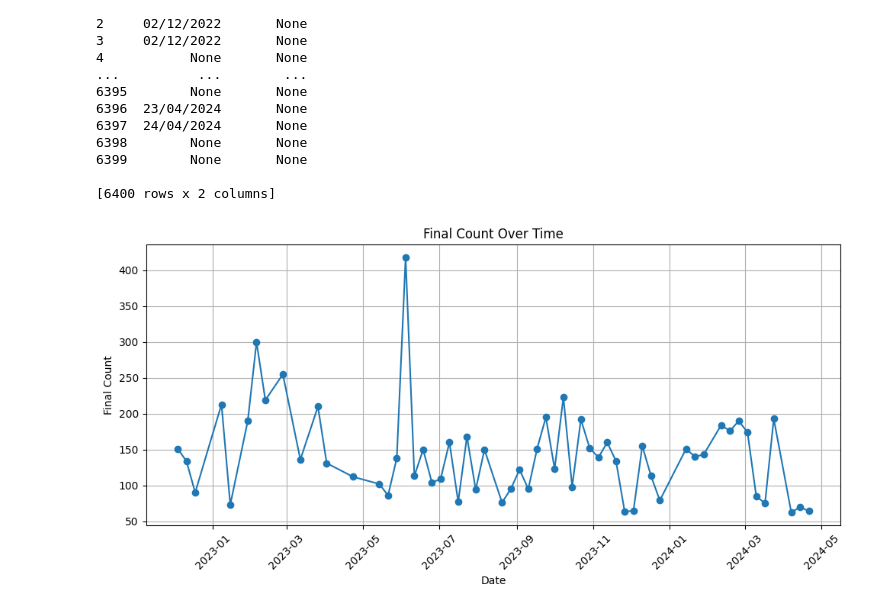
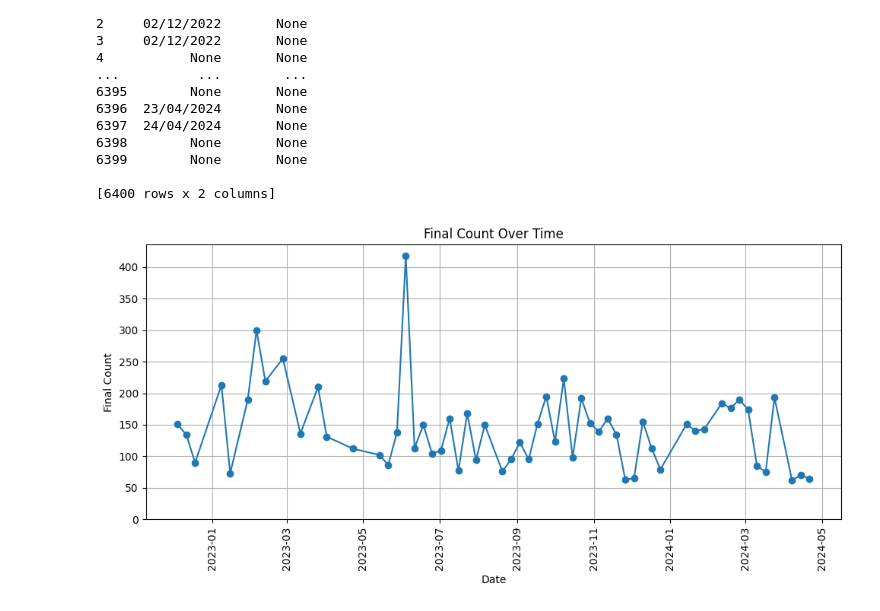
Before and after one commit to OlajideFemi/Data-Analysis-Projects, a Jupyter notebook: Sunday_attendance_analysis.ipynb, the cells around one changed output. Saved outputs shown, nothing was run; the diff lists cells and outputs as text; code cells hidden in the pictures.

```diff
--- a/Sunday_attendance_analysis.ipynb
+++ b/Sunday_attendance_analysis.ipynb
@@ -989,32 +989,33 @@ data = {
         "10/12/2023", "17/12/2023", "24/12/2023", "14/01/2024", "21/01/2024", "28/01/2024", "11/02/2024",
         "18/02/2024", "25/02/2024", "03/03/2024", "10/03/2024", "17/03/2024", "24/03/2024", "07/04/2024",
         "14/04/2024", "21/04/2024"
     ],
     "Final count": [
         151, 134, 90, 213, 73, 190, 300, 219, 255, 136, 210, 131, 112, 102, 86, 138, 418, 113, 150, 104, 109,
         160, 77, 168, 94, 150, 76, 95, 122, 95, 151, 195, 123, 223, 98, 192, 152, 139, 160, 134, 63, 65, 155,
         113, 79, 151, 140, 143, 184, 176, 190, 174, 85, 75, 193, 62, 70, 64
     ]
 }
 
 # Create DataFrame
 df = pd.DataFrame(data)
 
 # Convert the Date column to datetime
 df['Date'] = pd.to_datetime(df['Date'], dayfirst=True)
 
 # Sort the DataFrame by Date
 df = df.sort_values('Date')
 
 # Plotting
 plt.figure(figsize=(10, 5))
 plt.plot(df['Date'], df['Final count'], marker='o', linestyle='-')
 plt.title('Final Count Over Time')
 plt.xlabel('Date')
 plt.ylabel('Final Count')
 plt.grid(True)
-plt.xticks(rotation=45)
+plt.xticks(rotation=90)
+plt.yticks(range(0,450,50))
 plt.tight_layout()
 plt.show()
 # %% [output]
-[figure, old version]
+[figure, new version]
```
